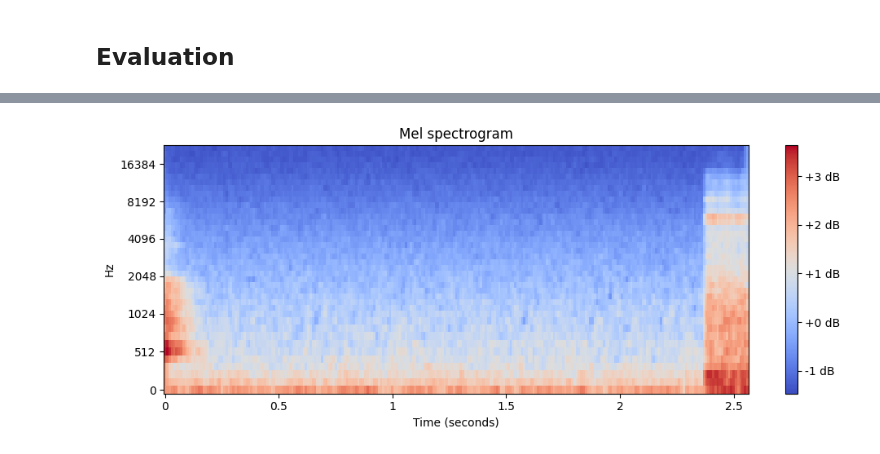
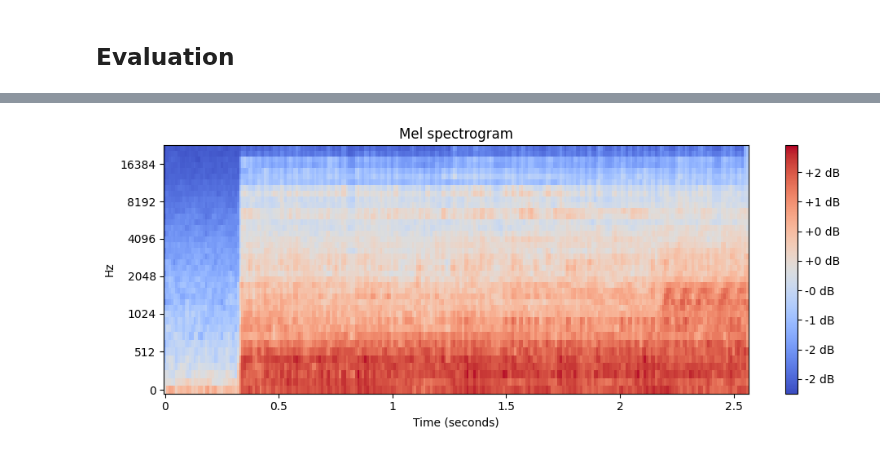
Before and after one commit to enstit/YOHO24, a Jupyter notebook: notebooks/02_urbansed.ipynb, the cells around one changed output, grey strips where cells are left out. Saved outputs shown, nothing was run; the diff lists cells and outputs as text; code cells hidden in the pictures.

```diff
--- a/notebooks/02_urbansed.ipynb
+++ b/notebooks/02_urbansed.ipynb
@@ -279,7 +288,7 @@ print(process_output(target[0]), process_output(prediction[0]), sep="\n")
 # %%
-plot_melspectrogram(urbansed_val.audios[11])
+plot_melspectrogram(urbansed_val.audios[41])
 # %% [output]
-[figure, old version]
+[figure, new version]
 # %%
 import os
 
```
Also changed, not shown: parts of 5 cells of this notebook.
